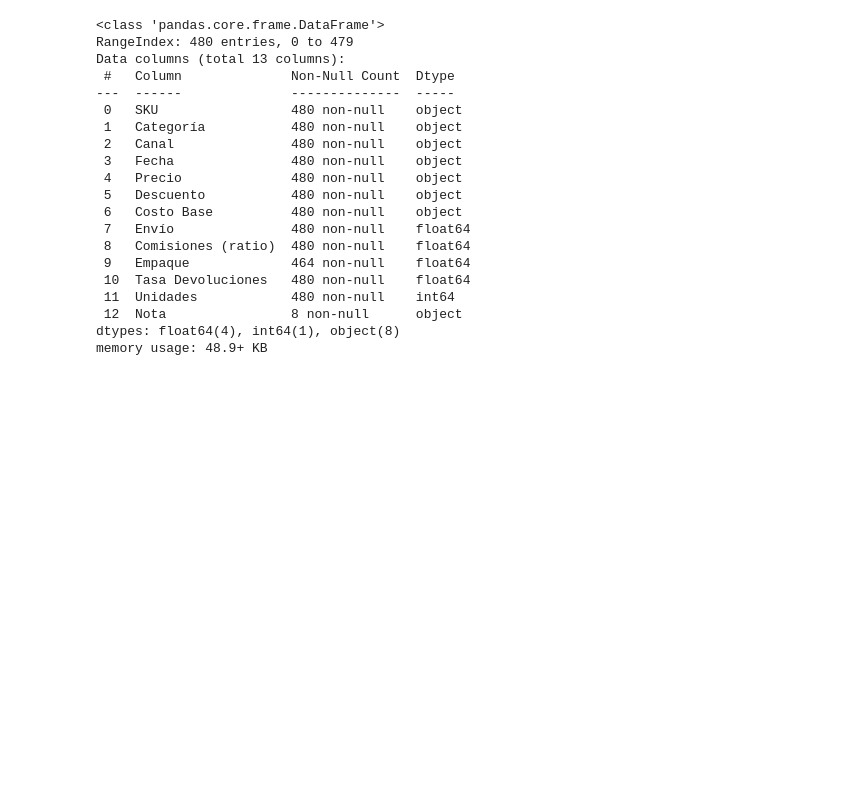
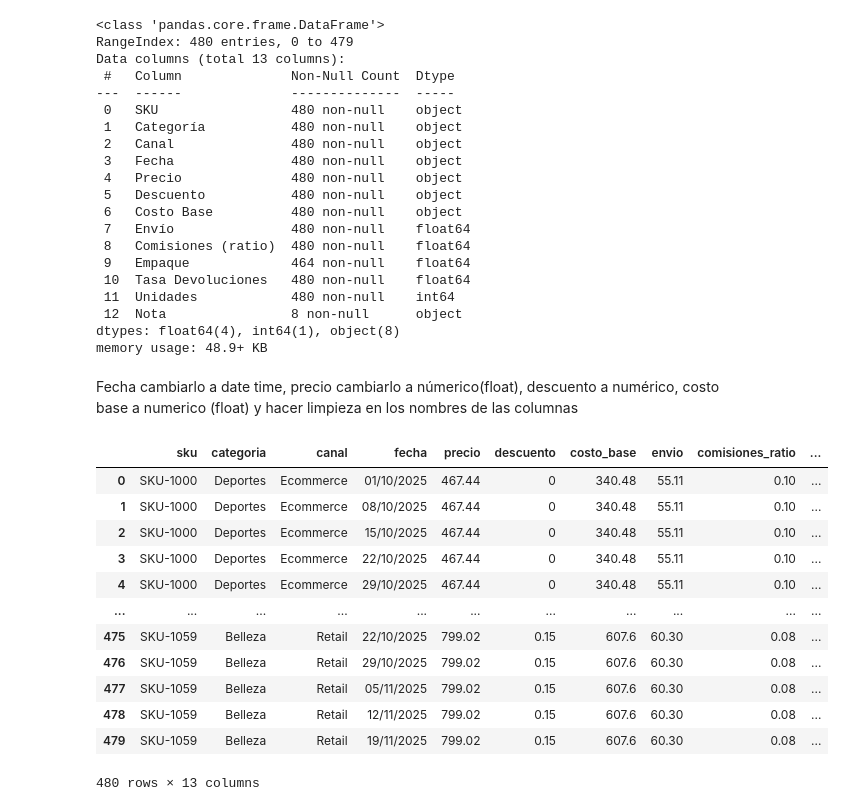
Before and after one commit to fttm-mdz/ANALISIS-PRECIOS-MARGENES-, a Jupyter notebook: notebooks/EDA.ipynb, the cells around one changed output. Saved outputs shown, nothing was run; the diff lists cells and outputs as text; code cells hidden in the pictures; blank space fills up the shorter version.

Commit message:
limpieza primer tabla

```diff
--- a/notebooks/EDA.ipynb
+++ b/notebooks/EDA.ipynb
@@ -74,3 +89,36 @@ Data columns (total 13 columns):
  12  Nota                8 non-null      object
 dtypes: float64(4), int64(1), object(8)
 memory usage: 48.9+ KB
+# %% [markdown]
+Fecha cambiarlo a date time, precio cambiarlo a númerico(float), descuento a numérico, costo base a numerico (float) y hacer limpieza en los nombres de las columnas
+# %%
+def limpiar_columnas(cols):
+    nuevas_cols = []
+    for col in cols:
+        col = col.lower()
+        col = unicodedata.normalize("NFKD", col).encode("ascii", "ignore").decode("utf-8")
+        col = re.sub(r"[()]", "", col)
+        col = re.sub(r"\s+", "_", col)
+        col = re.sub(r"_+", "_", col)
+        col = col.strip("_")
+        nuevas_cols.append(col)
+    return nuevas_cols
+
+ventas_df.columns = limpiar_columnas(ventas_df.columns)
+ventas_df.columns
+
+ventas_df
+# %% [output]
+|  | sku | categoria | canal | fecha | precio | descuento | costo_base | envio | comisiones_ratio | ... |
+| 0 | SKU-1000 | Deportes | Ecommerce | 01/10/2025 | 467.44 | 0 | 340.48 | 55.11 | 0.10 | ... |
+| 1 | SKU-1000 | Deportes | Ecommerce | 08/10/2025 | 467.44 | 0 | 340.48 | 55.11 | 0.10 | ... |
+| 2 | SKU-1000 | Deportes | Ecommerce | 15/10/2025 | 467.44 | 0 | 340.48 | 55.11 | 0.10 | ... |
+| 3 | SKU-1000 | Deportes | Ecommerce | 22/10/2025 | 467.44 | 0 | 340.48 | 55.11 | 0.10 | ... |
+| 4 | SKU-1000 | Deportes | Ecommerce | 29/10/2025 | 467.44 | 0 | 340.48 | 55.11 | 0.10 | ... |
+| ... | ... | ... | ... | ... | ... | ... | ... | ... | ... | ... |
+| 475 | SKU-1059 | Belleza | Retail | 22/10/2025 | 799.02 | 0.15 | 607.6 | 60.30 | 0.08 | ... |
+| 476 | SKU-1059 | Belleza | Retail | 29/10/2025 | 799.02 | 0.15 | 607.6 | 60.30 | 0.08 | ... |
+| 477 | SKU-1059 | Belleza | Retail | 05/11/2025 | 799.02 | 0.15 | 607.6 | 60.30 | 0.08 | ... |
+| 478 | SKU-1059 | Belleza | Retail | 12/11/2025 | 799.02 | 0.15 | 607.6 | 60.30 | 0.08 | ... |
+| 479 | SKU-1059 | Belleza | Retail | 19/11/2025 | 799.02 | 0.15 | 607.6 | 60.30 | 0.08 | ... |
+480 rows × 13 columns
```
Also changed, not shown: parts of 6 cells of this notebook.
